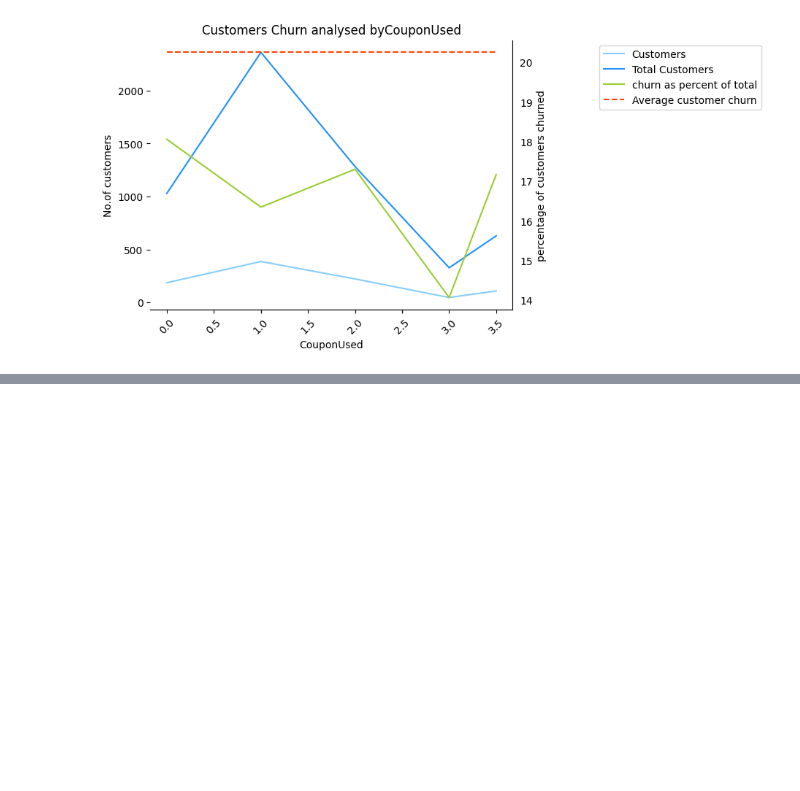
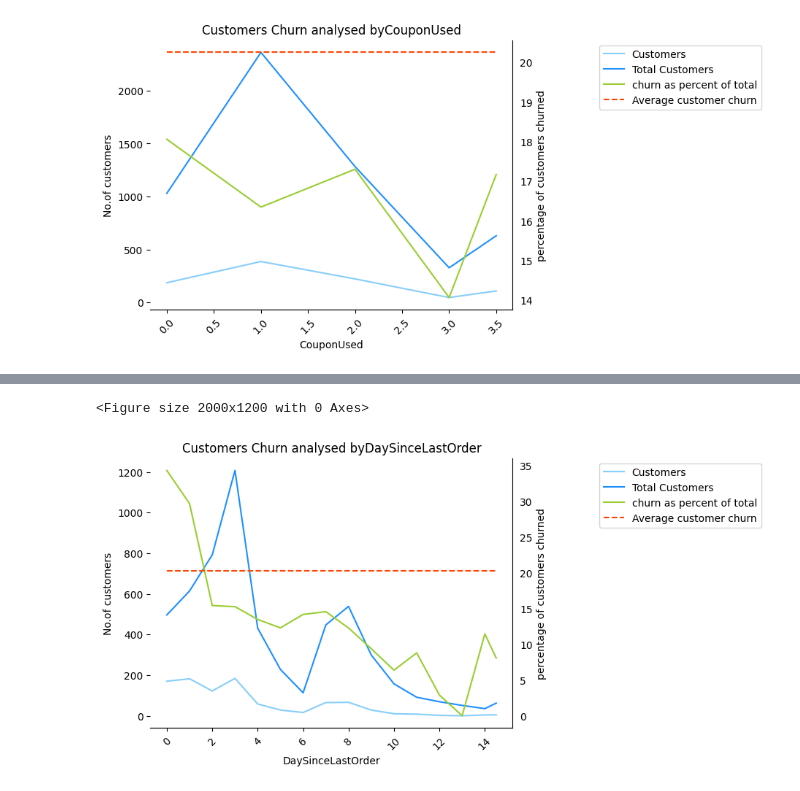
Before and after one commit to Suryasadasivam/e_commerce_customer_churn, a Jupyter notebook: Customer_chrun.ipynb, the cells around one changed output, grey strips where cells are left out. Cells and saved outputs as stored; diff of their text form; code cells hidden in the pictures; blank space fills up the shorter version.

```diff
--- a/Customer_chrun.ipynb
+++ b/Customer_chrun.ipynb
@@ -514,0 +520,5 @@ analysis_chart('CouponUsed')
+# %%
+analysis_chart('DaySinceLastOrder')
+# %% [output]
+<Figure size 2000x1200 with 0 Axes>
+[figure, added]
```
Also changed, not shown: parts of 15 cells of this notebook.
